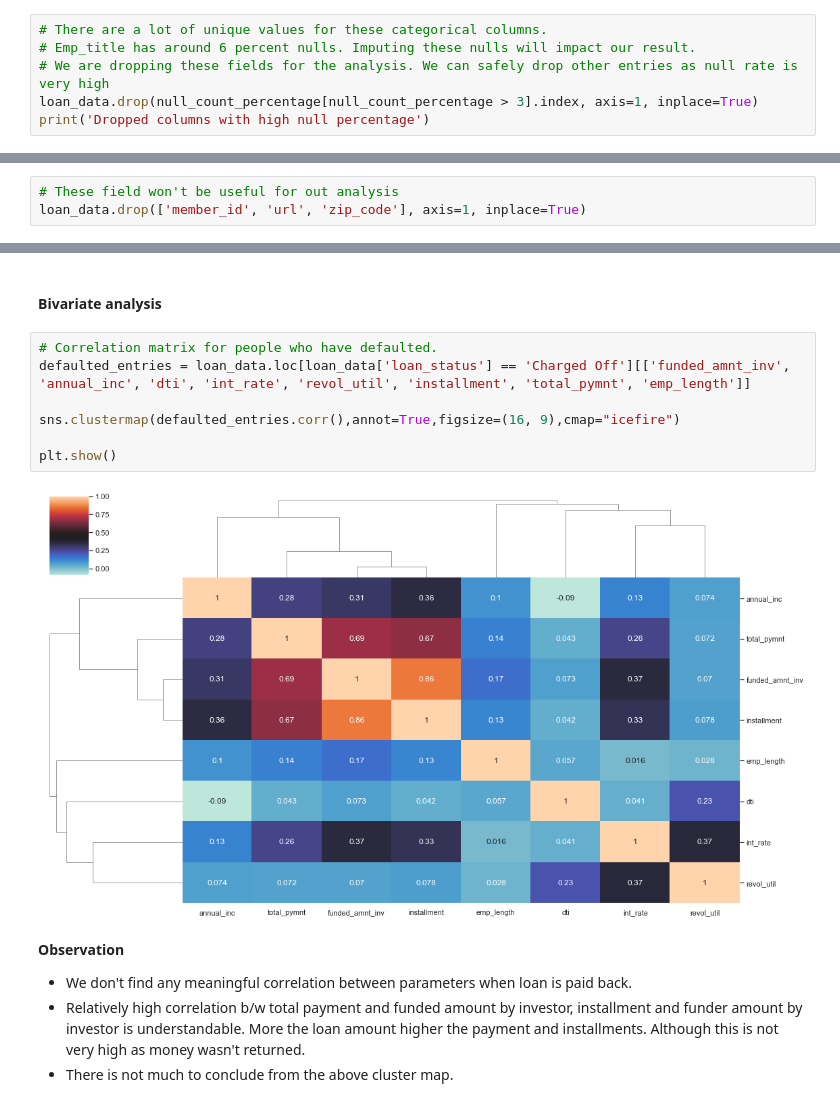
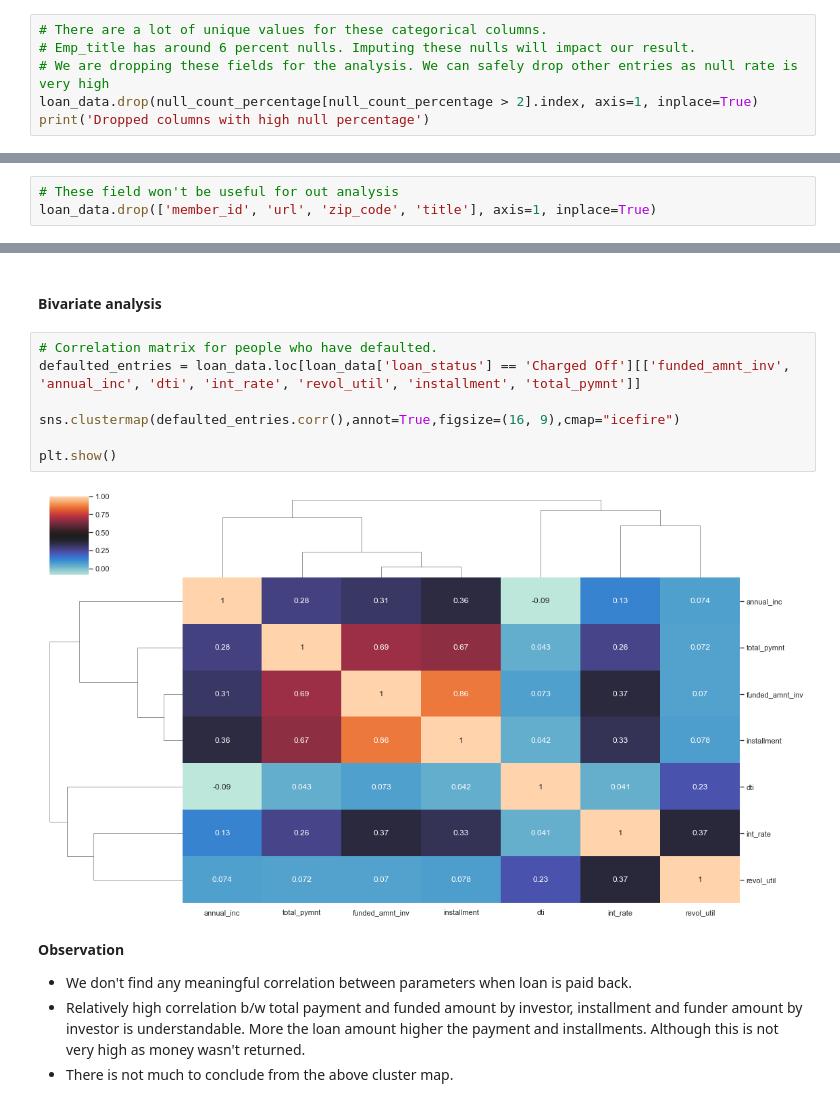
Before and after one commit to Himachallad/lending-club-casestudy, a Jupyter notebook: code/Lending club case study file.ipynb, the cells around one changed output, grey strips where cells are left out. Drawn from its saved outputs; the diff is of its cells as text.

```diff
--- a/code/Lending club case study file.ipynb
+++ b/code/Lending club case study file.ipynb
@@ -190,7 +190,7 @@ dtype: float64
 # There are a lot of unique values for these categorical columns.
 # Emp_title has around 6 percent nulls. Imputing these nulls will impact our result.
 # We are dropping these fields for the analysis. We can safely drop other entries as null rate is very high
-loan_data.drop(null_count_percentage[null_count_percentage > 3].index, axis=1, inplace=True)
+loan_data.drop(null_count_percentage[null_count_percentage > 2].index, axis=1, inplace=True)
 print('Dropped columns with high null percentage')
 # %% [output]
 Dropped columns with high null percentage
@@ -215,7 +215,7 @@ univariate_columns
 loan_data.drop(univariate_columns, axis=1, inplace=True)
 # %%
 # These field won't be useful for out analysis
-loan_data.drop(['member_id', 'url', 'zip_code'], axis=1, inplace=True)
+loan_data.drop(['member_id', 'url', 'zip_code', 'title'], axis=1, inplace=True)
 # %% [markdown]
 #### 2.4 Impute nulls
 # %%
@@ -793,13 +794,13 @@ We can't find a clear relationship b/w Fully paid and Charged off in case of:
 #### Bivariate analysis
 # %%
 # Correlation matrix for people who have defaulted.
-defaulted_entries = loan_data.loc[loan_data['loan_status'] == 'Charged Off'][['funded_amnt_inv', 'annual_inc', 'dti', 'int_rate', 'revol_util', 'installment', 'total_pymnt', 'emp_length']]
+defaulted_entries = loan_data.loc[loan_data['loan_status'] == 'Charged Off'][['funded_amnt_inv', 'annual_inc', 'dti', 'int_rate', 'revol_util', 'installment', 'total_pymnt']]
 
 sns.clustermap(defaulted_entries.corr(),annot=True,figsize=(16, 9),cmap="icefire")
 
 plt.show()
 # %% [output]
-[figure, old version]
+[figure, new version]
 # %% [markdown]
 **Observation**
 - We don't find any meaningful correlation between parameters when loan is paid back.
```
Also changed, not shown: parts of 30 cells of this notebook.
